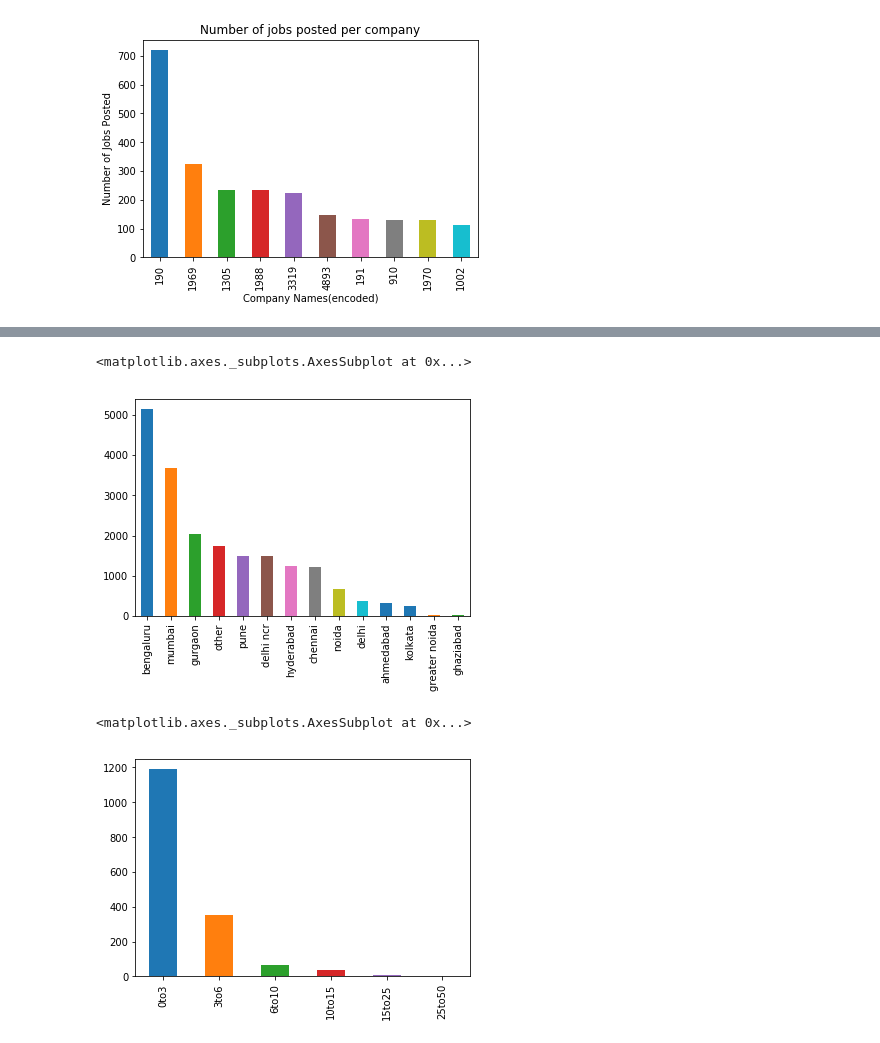
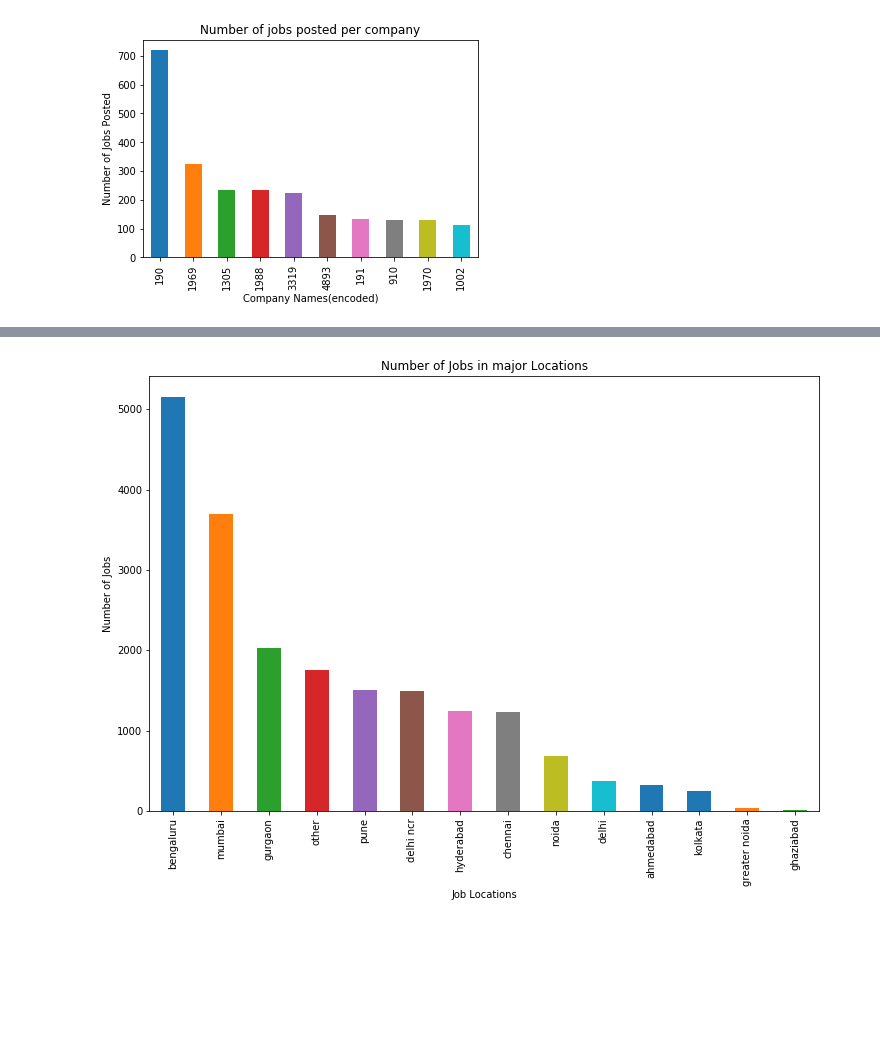
Before and after one commit to jain-aayush/Data-Analysis, a Jupyter notebook: Data Science Jobs Analysis.ipynb, the cells around one changed output, grey strips where cells are left out. Drawn from its saved outputs; the diff is of its cells as text; code cells hidden in the pictures; blank space fills up the shorter version.

```diff
--- a/Data Science Jobs Analysis.ipynb
+++ b/Data Science Jobs Analysis.ipynb
@@ -150,16 +158,15 @@ jobs["experience"].value_counts()[:10].plot(kind = 'bar')
 # %%
 location = jobs['location'].tolist()
 locations = [x.strip() for loc in location for x in loc.split(',')]
 location2 = list(map(locationProcessor, location))
 locs = pd.Series(location2)
+plt.figure(figsize=(12,8))
 locs.value_counts().plot.bar()
+plt.xlabel('Job Locations')
+plt.ylabel('Number of Jobs')
+plt.title('Number of Jobs in major Locations')
+plt.show()
 # %% [output]
-<matplotlib.axes._subplots.AxesSubplot at 0x...>
-[figure, old version]
+[figure, new version]
 # %%
 entry_level = jobs[jobs['experience'].str.startswith('0')]
-# %%
-entry_level['salary'].value_counts().plot(kind = 'bar')
-# %% [output]
-<matplotlib.axes._subplots.AxesSubplot at 0x...>
-[figure, removed]
```
Also changed, not shown: parts of 16 cells of this notebook.
